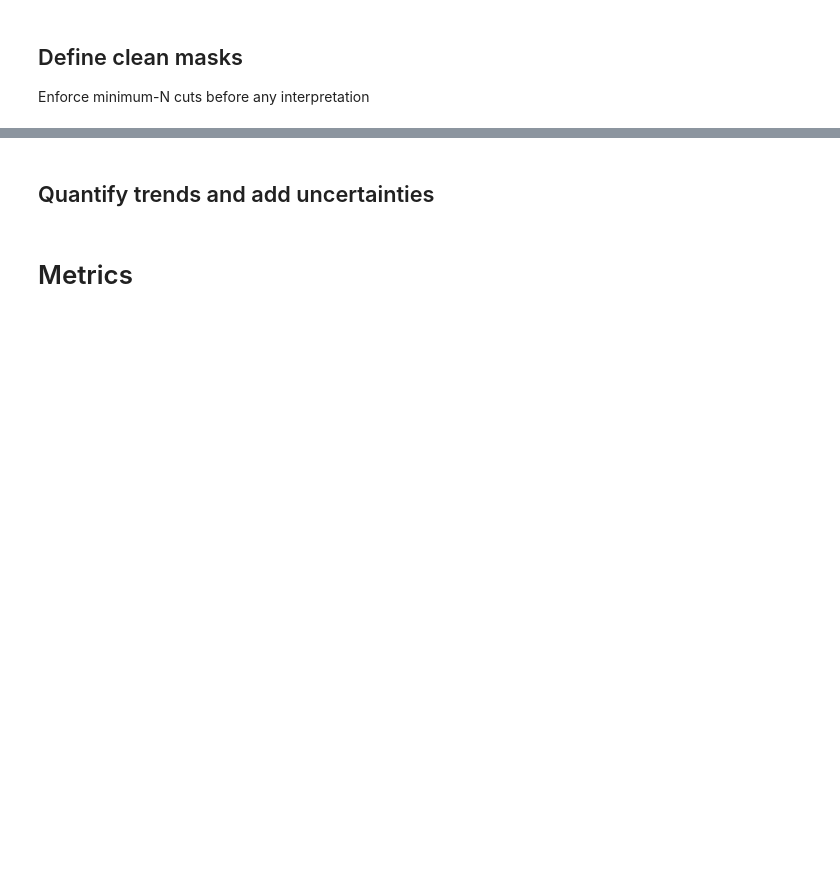
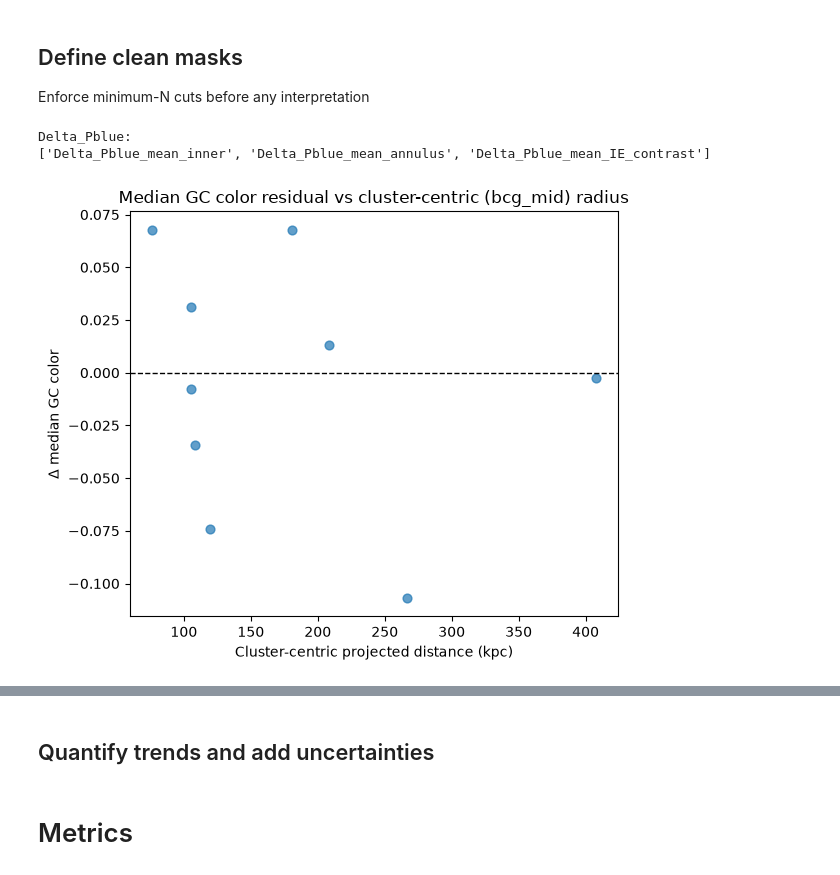
Before and after one commit to Pommers/Coma-GCS-colors, a Jupyter notebook: Paper3_color_metrics_referee_revised.ipynb, the cells around one changed output, grey strips where cells are left out. Saved outputs shown, nothing was run; the diff lists cells and outputs as text; code cells hidden in the pictures; blank space fills up the shorter version.

```diff
--- a/Paper3_color_metrics_referee_revised.ipynb
+++ b/Paper3_color_metrics_referee_revised.ipynb
@@ -2606,11 +1392,11 @@ metrics_df.head()
 # %%
 # df_recovered = metrics_df.__self__
-metrics_df = pd.read_csv("../Coma_CSS_color/data/metrics_df_fiducial_orig_recal.csv")
+metrics_df = pd.read_csv("../Coma_CSS_color/data/metrics_df_fiducial_w_pie.csv")
 
 metrics = [
-    "median_color_inner_raw", "median_color_annulus", "Delta_median_color_IE_raw",
-    "mean_color_inner_raw", "mean_color_annulus", "Delta_mean_color_IE_raw",
-    "Pblue_mean_inner_raw", "Pblue_mean_annulus", "Delta_Pblue_IE_raw",
+    "median_color_inner", "median_color_annulus", "median_color_IE_contrast",
+    "mean_color_inner", "mean_color_annulus", "mean_color_IE_contrast",
+    "Pblue_mean_inner", "Pblue_mean_annulus", "Pblue_mean_IE_contrast",
 ]
 
 metrics_df = add_residuals(metrics_df, cols, cfg, metrics, logger)
@@ -2707,7 +1571,7 @@ logger.debug("")
 # print("Partial support:", partial_support.sum())
 # print("High support:", high_support.sum())
 
-ycol = "Delta_Pblue_IE_raw"
+ycol = "Delta_Pblue_mean_IE_contrast"
 
 valid_re = np.isfinite(metrics_df["Re_best_arcsec"]) & (metrics_df["Re_best_arcsec"] > 0)
 
@@ -2880,24 +1849,33 @@ mask_bg = (
     (metrics_df["N_inner"] >= cfg.min_gc_for_gmm) &
     (metrics_df["N_annulus"] >= 8)
 )
+# %%
+from src.test_utils import search_cols
+
+search_cols(metrics_df, ["Delta_Pblue"])
+# %% [output]
+Delta_Pblue:
+['Delta_Pblue_mean_inner', 'Delta_Pblue_mean_annulus', 'Delta_Pblue_mean_IE_contrast']
 # %%
 import matplotlib.pyplot as plt
 
 clust_cen_def = "bcg_mid"
 
 x = metrics_df.loc[mask_full, f"R_{clust_cen_def}_kpc"]
-y = metrics_df.loc[mask_full, "Delta_median_color"]
+y = metrics_df.loc[mask_full, "Delta_median_color_inner"]
 
 plt.figure(figsize=(6,5))
 plt.scatter(x, y, s=40, alpha=0.7)
 
 plt.axhline(0, color="k", ls="--", lw=1)
 plt.xlabel("Cluster-centric projected distance (kpc)")
 plt.ylabel(r"$\Delta$ median GC color")
 
 plt.title(f"Median GC color residual vs cluster-centric ({clust_cen_def}) radius")
 plt.tight_layout()
 plt.show()
+# %% [output]
+[figure, added]
 # %%
 def equal_N_binned_stat(x, y, nbin=6):
     order = np.argsort(x)
```
Also changed, not shown: parts of 123 cells of this notebook, 3 other files.
